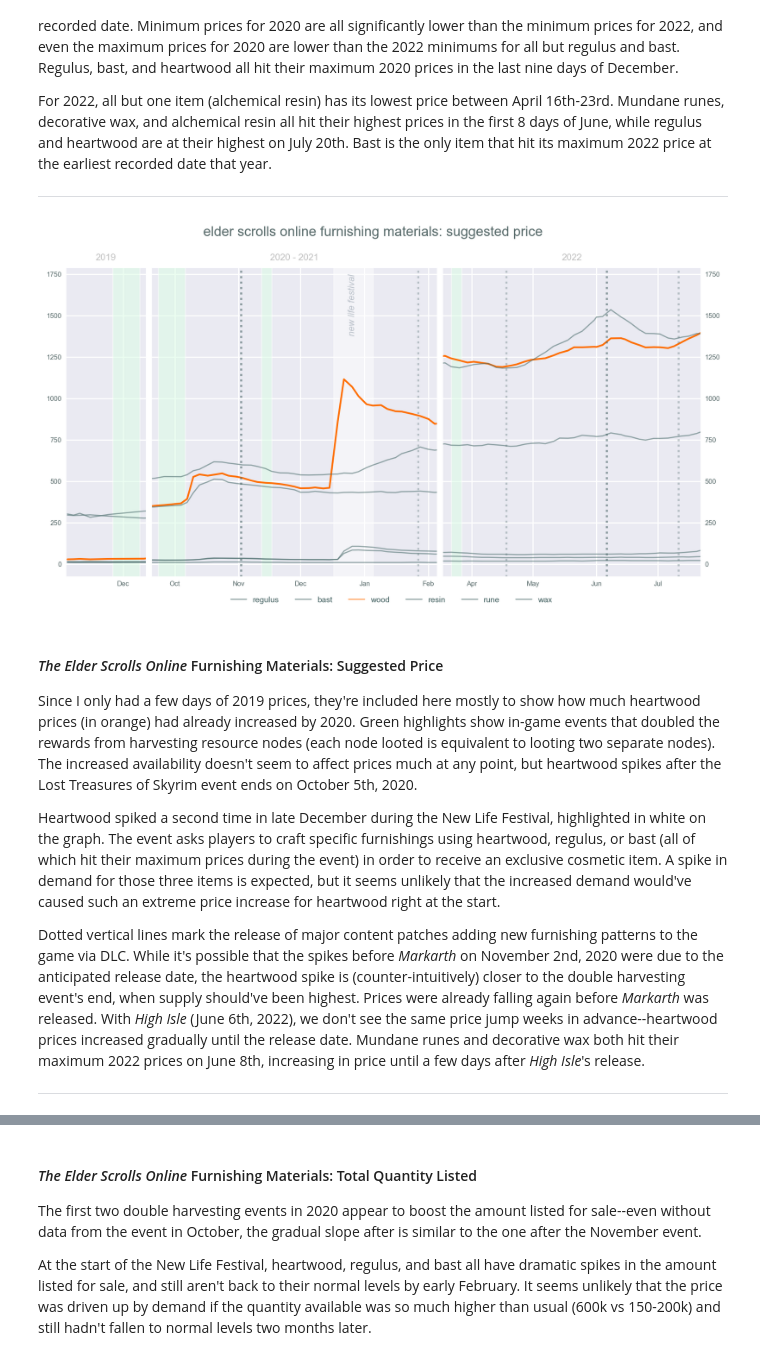
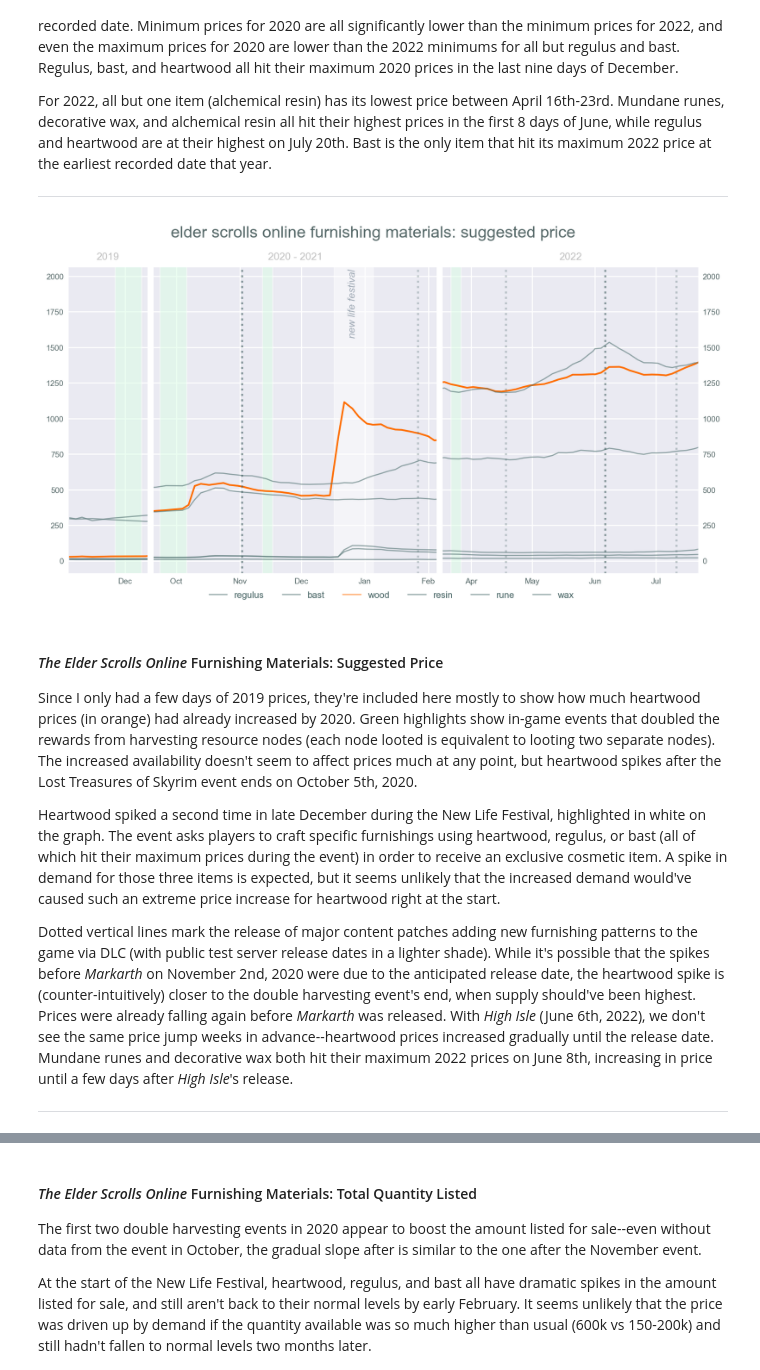
Before and after one commit to racheldelong/ESO-Crafting-Material-Prices, a Jupyter notebook: ESOMatPrices.ipynb, the cells around one changed output, grey strips where cells are left out. Saved outputs shown, nothing was run; the diff lists cells and outputs as text; code cells hidden in the pictures.

```diff
--- a/ESOMatPrices.ipynb
+++ b/ESOMatPrices.ipynb
@@ -51,9 +53,7 @@ def change_plot(mat, year, lefty1, lefty2, righty1, righty2, nticks):  # twin y
 # import csv from google sheets and convert 'Date' column to datetime + set as index
 sheet_id = "15ooJmi30BiE3ZhbNsGNG0Ct2gL-tRcoFMbLKLjQGqbU"
 sheet_name = "prices"
-url = (
-    f"https://docs.google.com/spreadsheets/d/{sheet_id}/gviz/tq?tqx=out:csv&sheet={sheet_name}"
-)
+url = f"https://docs.google.com/spreadsheets/d/{sheet_id}/gviz/tq?tqx=out:csv&sheet={sheet_name}"
 
 df = pd.read_csv(url, parse_dates=["Date"], index_col=["Date"])
 # %%
@@ -170,31 +170,31 @@ expl = {
 }  # events with 2x crafting mat drop rate
 update = {"lw": 1.8, "linestyle": "dotted", "c": "#436161", "alpha": 0.6}
 pts = {"lw": 1.8, "linestyle": "dotted", "c": "#436161", "alpha": 0.3}
-xticks = {"color": "w", "direction": "in", "labelsize": 6, "size": 2.5}
+xticks = {"color": "w", "direction": "in", "labelsize": 7, "size": 2.5}
 grid = {"grid_alpha": 0.8, "labelsize": 6, "size": 0}
 f = {"facecolor": "w", "dpi": 200}
 legend = {
     "facecolor": "w",
     "edgecolor": "w",
-    "fontsize": 7,
+    "fontsize": 8,
     "labelcolor": "#436161",
     "ncol": 6,
     "loc": "lower center",
 }
-titlefnt2 = {"fontsize": 8, "color": "silver"}  # subplot titles
+titlefnt2 = {"fontsize": 9, "color": "silver"}  # subplot titles
 evfnt = {
-    "fontsize": 8,
+    "fontsize": 9,
     "color": "slategray",
     "rotation": "vertical",
     "style": "italic",
-    "alpha": 0.45,
+    "alpha": 0.65,
     "horizontalalignment": "center",
     "verticalalignment": "top",
 }
 
 # content release dates
 
-test = [["2021-01-27"], ["2022-04-18"], ["2022-07-11"]]
+test = [["2021-01-27"], ["2022-04-18"], ["2022-07-11"], ["2022-09-19"]]
 release = [["2020-11-02"], ["2022-06-06"], ["2022-08-22"]]
 
 # x-axis start/end dates
@@ -254,35 +254,37 @@ for ax in axes:
 
 # set x-axis limits for each plot
 axes[0].set_xlim(dates["xl2019"], dates["xr2019"])
 axes[1].set_xlim(dates["xl2020"], dates["xr2020"])
 axes[2].set_xlim(dates["xl2022"], dates["xr2022"])
 
 # hide inner spines
 axes[0].spines["right"].set_visible(False)
 axes[1].spines[["left", "right"]].set_visible(False)
 axes[2].spines["left"].set_visible(False)
 
 # show y-axis labels on right of third plot
 axes[2].tick_params(labelright=True)
 
 axes[0].set_title("2019", **titlefnt2)
 axes[1].set_title("2020 - 2021", **titlefnt2)
 axes[2].set_title("2022", **titlefnt2)
 
 draw_event(date=dates["ch2019"], dur=13, subpl=axes[0], type=expl)
 draw_event(date=dates["ch2020"], dur=13, subpl=axes[1], type=expl)
 draw_event(date=dates["expl20"], dur=5, subpl=axes[1], type=expl)
 draw_event(date=dates["nwlf20"], dur=19, subpl=axes[1], type=event)
 draw_event(date=dates["expl22"], dur=5, subpl=axes[2], type=expl)
 
 # text label for new life festival
-axes[1].text(x=["2020-12-26"], y=1750, s="new life festival", **evfnt)
+axes[1].text(x=["2020-12-26"], y=2050, s="new life festival", **evfnt)
 
 ax.legend(bbox_to_anchor=(-0.2, -0.11), **legend)
 
 fig.subplots_adjust(wspace=0.03)  # squish plots closer together
+
+fig.savefig("images/CKy_prices.png", dpi=100)
 # %% [output]
-[figure, old version]
+[figure, new version]
 # %% [markdown]
 #### *The Elder Scrolls Online* Furnishing Materials: Suggested Price
 
@@ -290,7 +292,7 @@ Since I only had a few days of 2019 prices, they're included here mostly to show
 
 Heartwood spiked a second time in late December during the New Life Festival, highlighted in white on the graph. The event asks players to craft specific furnishings using heartwood, regulus, or bast (all of which hit their maximum prices during the event) in order to receive an exclusive cosmetic item. A spike in demand for those three items is expected, but it seems unlikely that the increased demand would've caused such an extreme price increase for heartwood right at the start.
 
-Dotted vertical lines mark the release of major content patches adding new furnishing patterns to the game via DLC. While it's possible that the spikes before *Markarth* on November 2nd, 2020 were due to the anticipated release date, the heartwood spike is (counter-intuitively) closer to the double harvesting event's end, when supply should've been highest. Prices were already falling again before *Markarth* was released. With *High Isle* (June 6th, 2022), we don't see the same price jump weeks in advance--heartwood prices increased gradually until the release date. Mundane runes and decorative wax both hit their maximum 2022 prices on June 8th, increasing in price until a few days after *High Isle*'s release.
+Dotted vertical lines mark the release of major content patches adding new furnishing patterns to the game via DLC (with public test server release dates in a lighter shade). While it's possible that the spikes before *Markarth* on November 2nd, 2020 were due to the anticipated release date, the heartwood spike is (counter-intuitively) closer to the double harvesting event's end, when supply should've been highest. Prices were already falling again before *Markarth* was released. With *High Isle* (June 6th, 2022), we don't see the same price jump weeks in advance--heartwood prices increased gradually until the release date. Mundane runes and decorative wax both hit their maximum 2022 prices on June 8th, increasing in price until a few days after *High Isle*'s release.
 ***************
 # %%
 # create 2 subplots for quantity with gaps in time hidden, highlight wood
```
Also changed, not shown: parts of 11 cells of this notebook, 14 other files.
